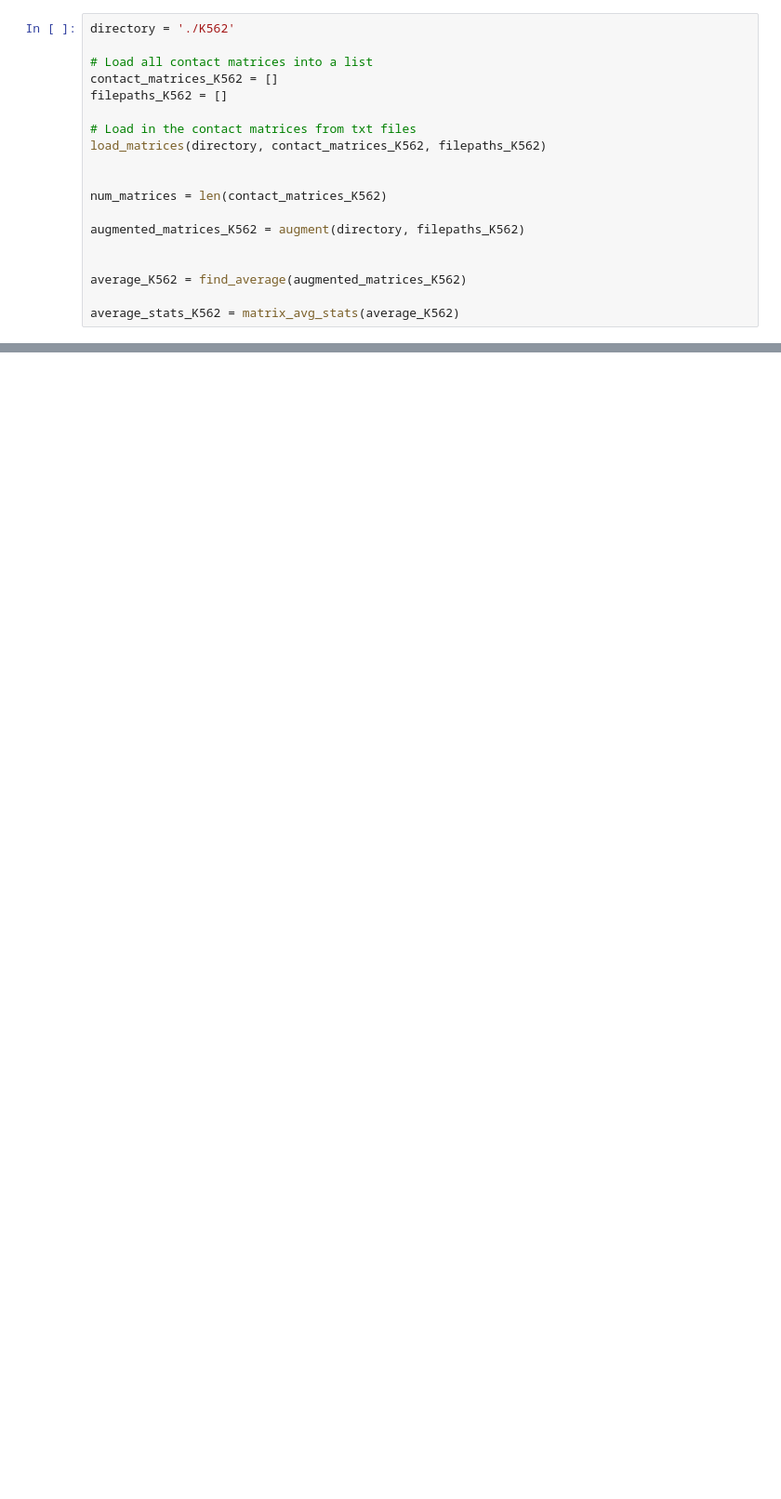
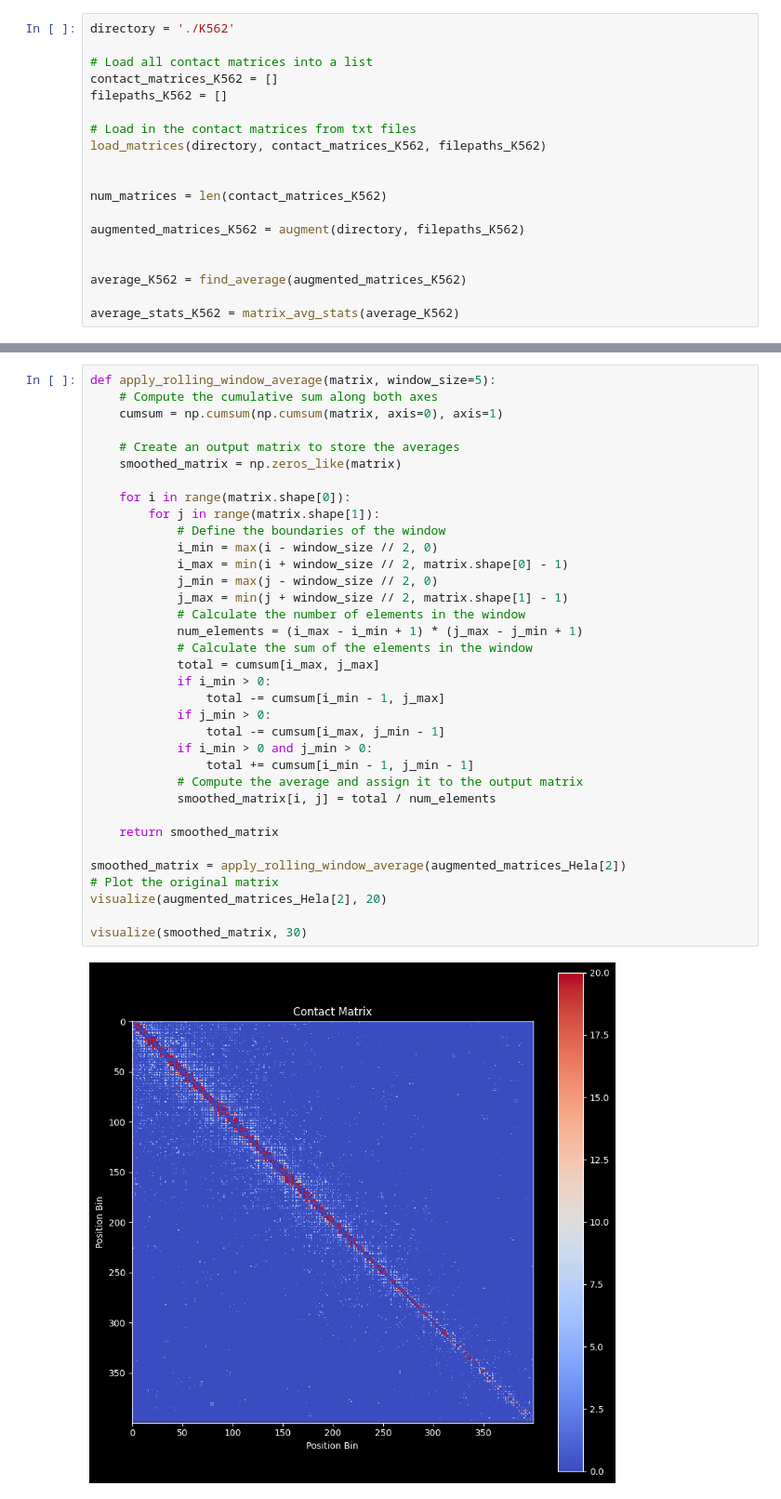
Before and after one commit to HaochongYANG/dna_heterogeneity, a Jupyter notebook: analysis.ipynb, the cells around one changed output, grey strips where cells are left out. Shown: that part at 93% size. Drawn from its saved outputs; the diff is of its cells as text; blank space fills up the shorter version.

```diff
--- a/analysis.ipynb
+++ b/analysis.ipynb
@@ -366,0 +372,37 @@ avg of avg: 0.3588197916666666
+# %%
+def apply_rolling_window_average(matrix, window_size=5):
+    # Compute the cumulative sum along both axes
+    cumsum = np.cumsum(np.cumsum(matrix, axis=0), axis=1)
+
+    # Create an output matrix to store the averages
+    smoothed_matrix = np.zeros_like(matrix)
+
+    for i in range(matrix.shape[0]):
+        for j in range(matrix.shape[1]):
+            # Define the boundaries of the window
+            i_min = max(i - window_size // 2, 0)
+            i_max = min(i + window_size // 2, matrix.shape[0] - 1)
+            j_min = max(j - window_size // 2, 0)
+            j_max = min(j + window_size // 2, matrix.shape[1] - 1)
+            # Calculate the number of elements in the window
+            num_elements = (i_max - i_min + 1) * (j_max - j_min + 1)
+            # Calculate the sum of the elements in the window
+            total = cumsum[i_max, j_max]
+            if i_min > 0:
+                total -= cumsum[i_min - 1, j_max]
+            if j_min > 0:
+                total -= cumsum[i_max, j_min - 1]
+            if i_min > 0 and j_min > 0:
+                total += cumsum[i_min - 1, j_min - 1]
+            # Compute the average and assign it to the output matrix
+            smoothed_matrix[i, j] = total / num_elements
+
+    return smoothed_matrix
+
+smoothed_matrix = apply_rolling_window_average(augmented_matrices_Hela[2])
+# Plot the original matrix
+visualize(augmented_matrices_Hela[2], 20)
+
+visualize(smoothed_matrix, 30)
+# %% [output]
+[figure, added]
```
Also changed, not shown: parts of 26 cells of this notebook.
